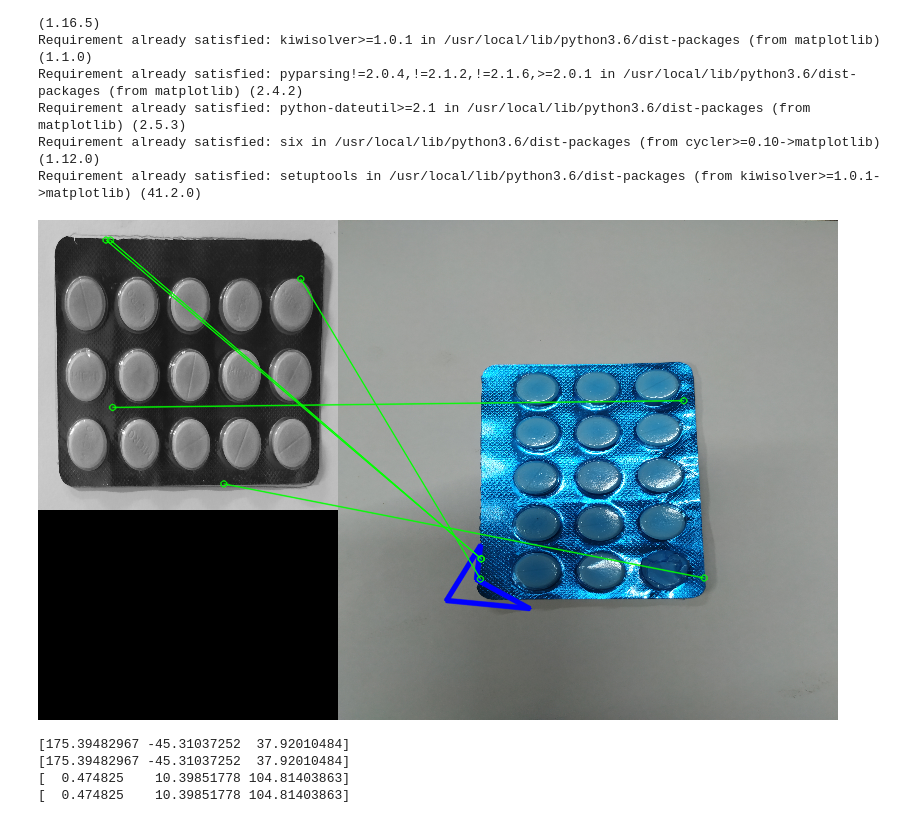
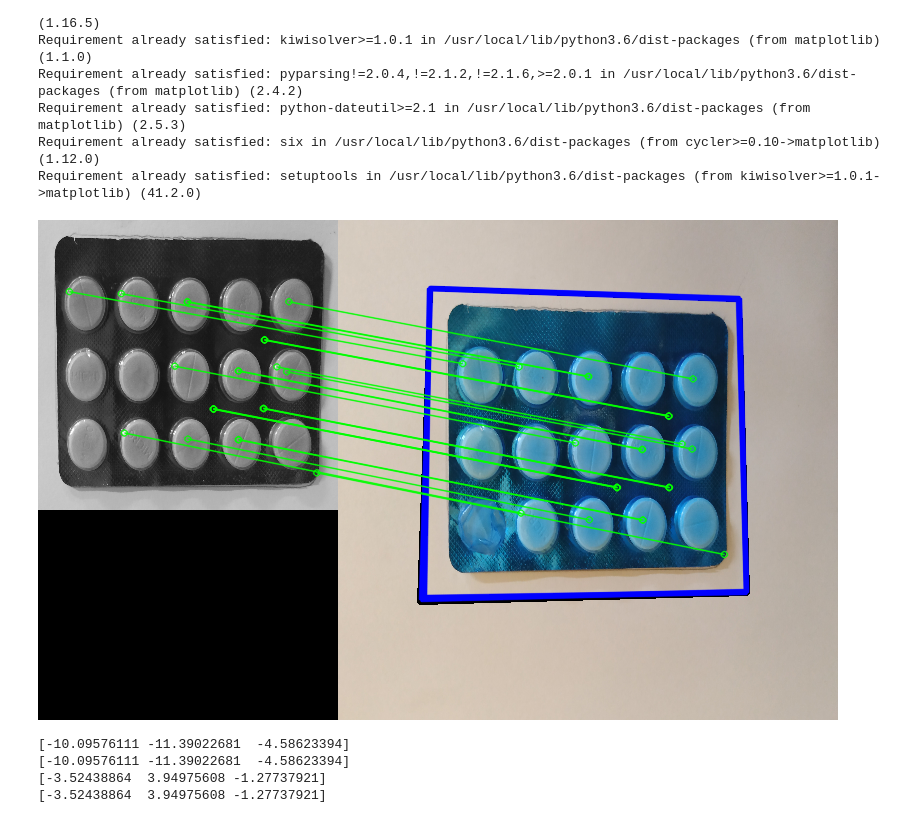
Before and after one commit to priyanshiyadavnitsgr/Computer-Vision, a Jupyter notebook: homography.ipynb, the cells around one changed output. Saved outputs shown, nothing was run; the diff lists cells and outputs as text; code cells hidden in the pictures.

```diff
--- a/homography.ipynb
+++ b/homography.ipynb
@@ -249,7 +249,7 @@ Requirement already satisfied: setuptools in /usr/local/lib/python3.6/dist-packa
 import math
 
 img1 = template
-img2 = cv2.resize(cv2.imread('/content/IMG_20191004_160942.jpg'), (500, 500))
+img2 = one_missing
 
 
 #Feature Extraction
@@ -330,35 +330,35 @@ def isRotationMatrix(R) :
 def rotationMatrixToEulerAngles(R) :
 
     assert(isRotationMatrix(R))
 
     sy = math.sqrt(R[0,0] * R[0,0] +  R[1,0] * R[1,0])
 
     singular = sy < 1e-6
 
     if  not singular :
         x = math.atan2(R[2,1] , R[2,2])
         y = math.atan2(-R[2,0], sy)
         z = math.atan2(R[1,0], R[0,0])
     else :
         x = math.atan2(-R[1,2], R[1,1])
         y = math.atan2(-R[2,0], sy)
         z = 0
 
     return np.array([x, y, z])
 
 #Conver the 4 rotation matrix solutions into XYZ Euler angles
 i=0
 for i in range(0,4):
     R = Rs[i]
     angles = rotationMatrixToEulerAngles(R)
     x = np.degrees(angles[0])
     y = np.degrees(angles[1])
     z = np.degrees(angles[2])
     anglesDeg = np.array([x,y,z])
     print(anglesDeg)
 # %% [output]
-[figure, old version]
+[figure, new version]
-[175.39482967 -45.31037252  37.92010484]
-[175.39482967 -45.31037252  37.92010484]
-[  0.474825    10.39851778 104.81403863]
-[  0.474825    10.39851778 104.81403863]
+[-10.09576111 -11.39022681  -4.58623394]
+[-10.09576111 -11.39022681  -4.58623394]
+[-3.52438864  3.94975608 -1.27737921]
+[-3.52438864  3.94975608 -1.27737921]
```
